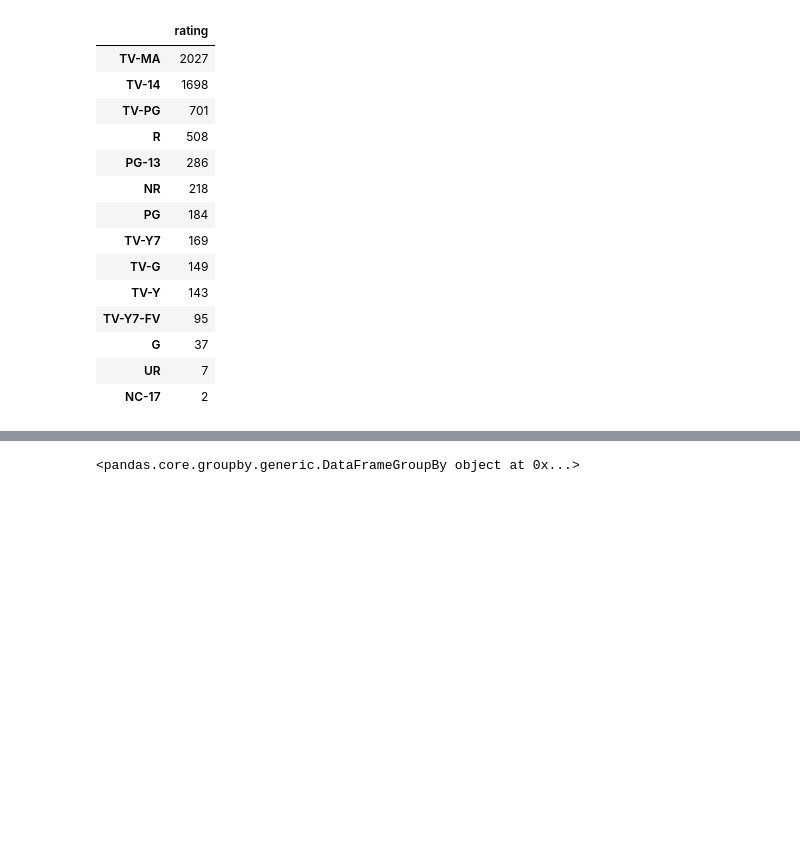
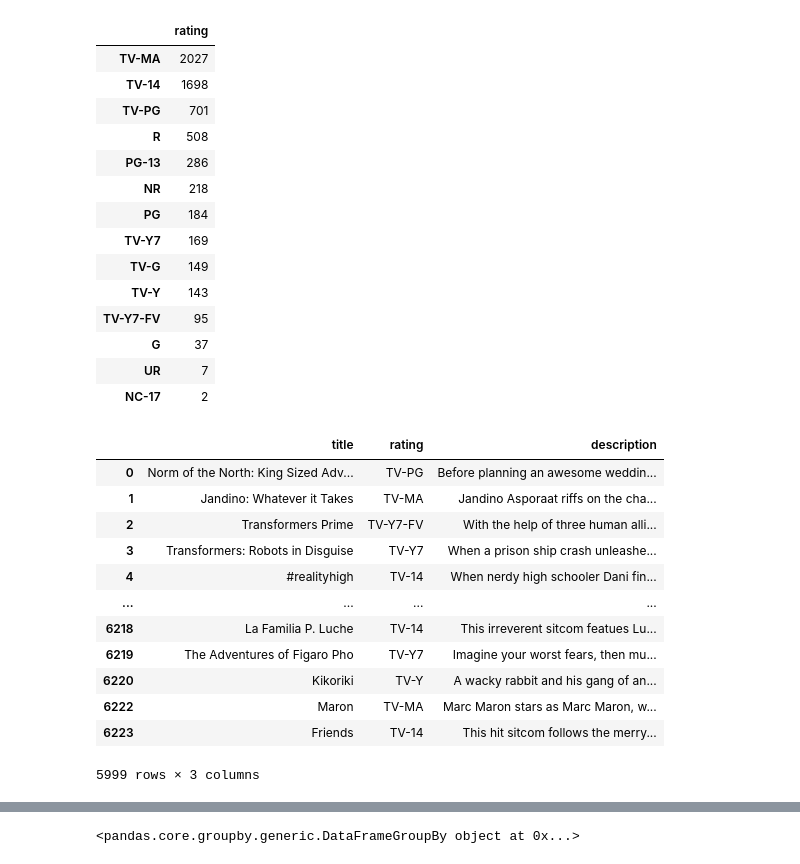
Before and after one commit to HaifaNajdawi/The_big_chill, a Jupyter notebook: static/data/Description Rating_model.ipynb, the cells around one changed output, grey strips where cells are left out. Saved outputs shown, nothing was run; the diff lists cells and outputs as text; code cells hidden in the pictures; blank space fills up the shorter version.

```diff
--- a/static/data/Description Rating_model.ipynb
+++ b/static/data/Description Rating_model.ipynb
@@ -48,3 +48,21 @@ ratings_df
 | G | 37 |
 | UR | 7 |
 | NC-17 | 2 |
+# %%
+# NR and UR are essentially null data -- there is no rating -- so drop those records
+rated_movies_list = movies_list.drop(movies_list[(movies_list['rating'] == 'NR') | (movies_list['rating'] == 'UR')].index)
+rated_movies_list
+# %% [output]
+|  | title | rating | description |
+| 0 | Norm of the North: King Sized Adv... | TV-PG | Before planning an awesome weddin... |
+| 1 | Jandino: Whatever it Takes | TV-MA | Jandino Asporaat riffs on the cha... |
+| 2 | Transformers Prime | TV-Y7-FV | With the help of three human alli... |
+| 3 | Transformers: Robots in Disguise | TV-Y7 | When a prison ship crash unleashe... |
+| 4 | #realityhigh | TV-14 | When nerdy high schooler Dani fin... |
+| ... | ... | ... | ... |
+| 6218 | La Familia P. Luche | TV-14 | This irreverent sitcom featues Lu... |
+| 6219 | The Adventures of Figaro Pho | TV-Y7 | Imagine your worst fears, then mu... |
+| 6220 | Kikoriki | TV-Y | A wacky rabbit and his gang of an... |
+| 6222 | Maron | TV-MA | Marc Maron stars as Marc Maron, w... |
+| 6223 | Friends | TV-14 | This hit sitcom follows the merry... |
+5999 rows × 3 columns
```
Also changed, not shown: parts of 15 cells of this notebook, 1 other file.
